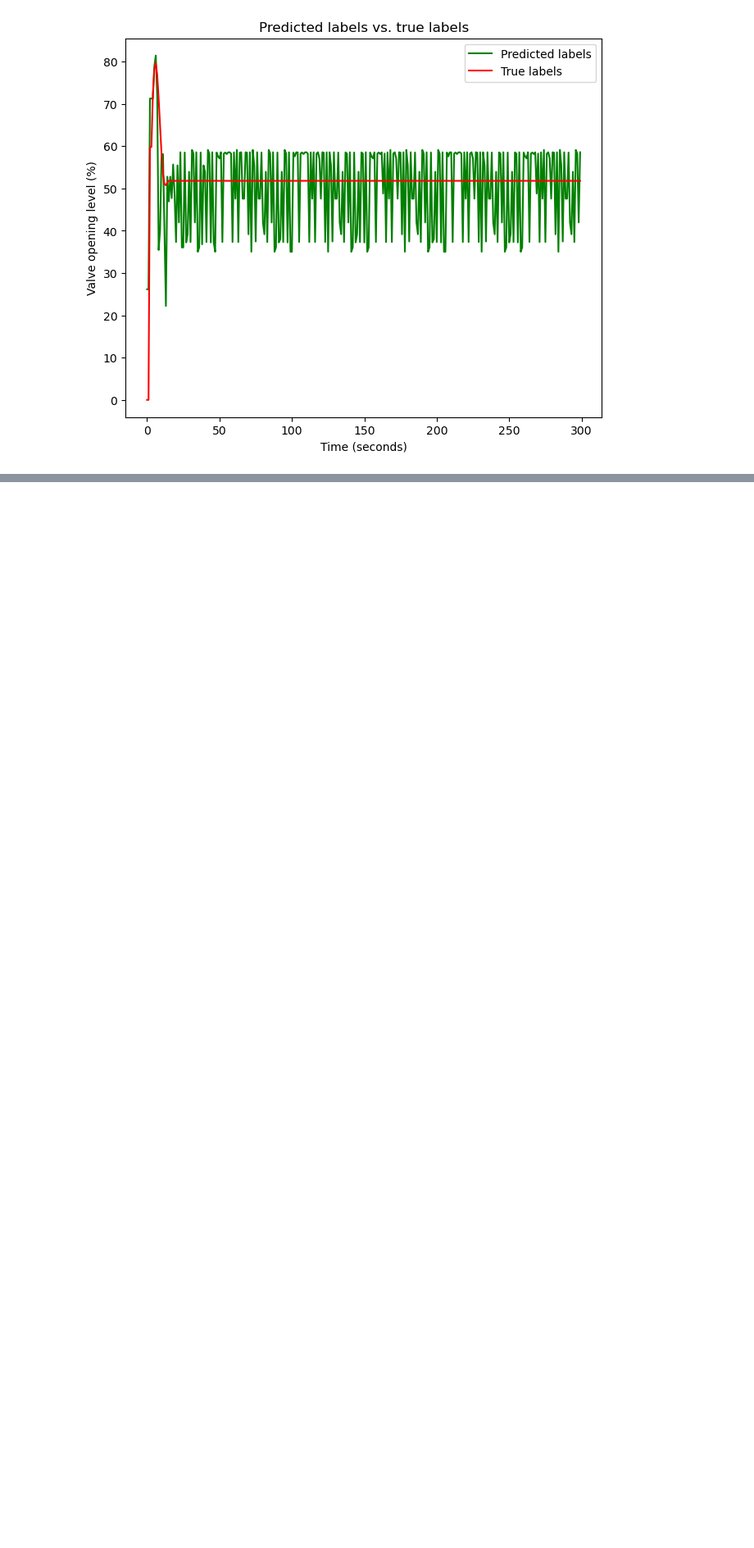
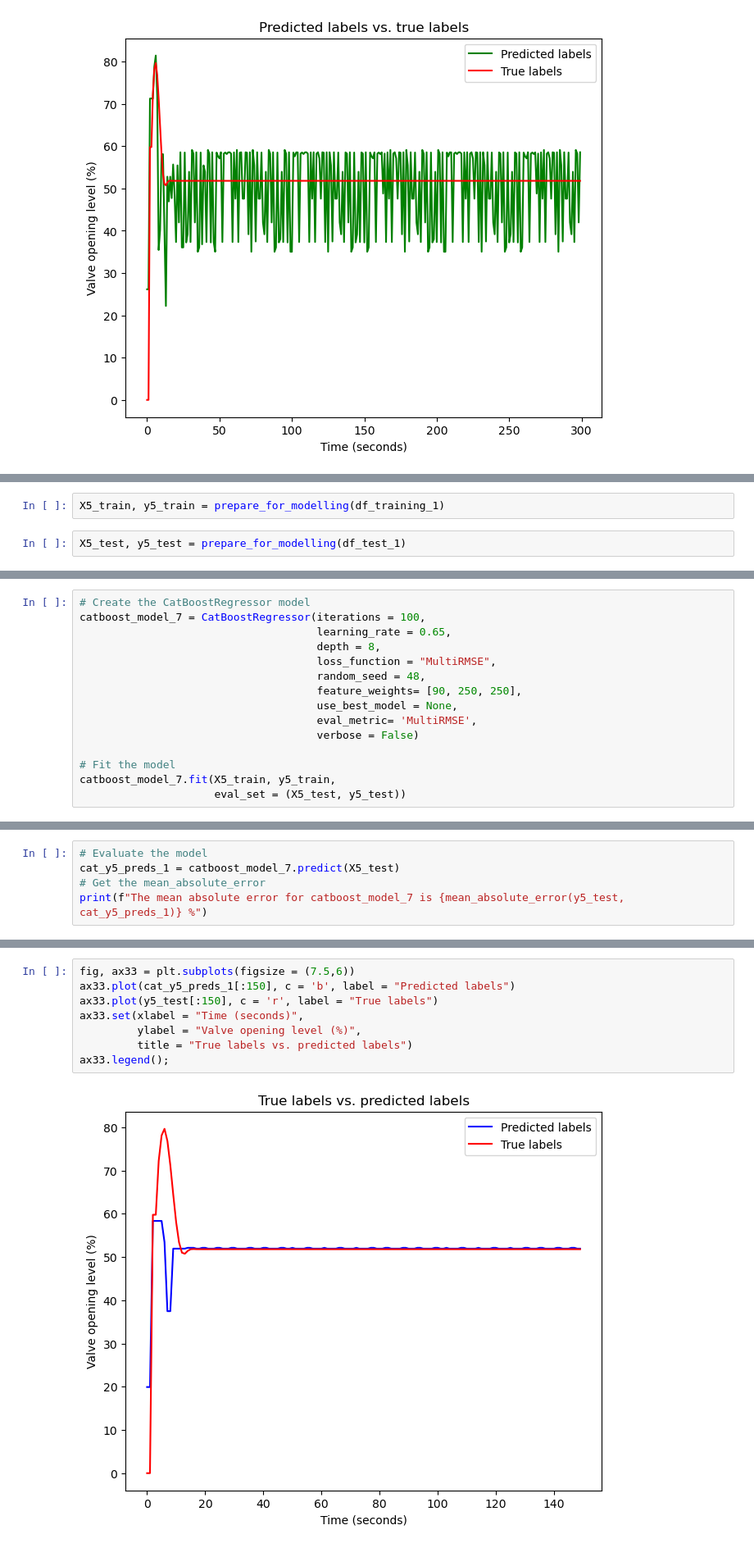
Before and after one commit to anshumanm329/ValvePredictionProject2, a Jupyter notebook: End-to-End-Valve-Level_Prediction-Project2-Copy1.ipynb, the cells around one changed output, grey strips where cells are left out. Shown at 82% size. Drawn from its saved outputs; the diff is of its cells as text; blank space fills up the shorter version.

```diff
--- a/End-to-End-Valve-Level_Prediction-Project2-Copy1.ipynb
+++ b/End-to-End-Valve-Level_Prediction-Project2-Copy1.ipynb
@@ -1394,0 +1555,4 @@ ax30.legend();
+# %%
+X5_train, y5_train = prepare_for_modelling(df_training_1)
+# %%
+X5_test, y5_test = prepare_for_modelling(df_test_1)
@@ -1394,0 +1562,15 @@ ax30.legend();
+# %%
+# Create the CatBoostRegressor model
+catboost_model_7 = CatBoostRegressor(iterations = 100,
+                                     learning_rate = 0.65,
+                                     depth = 8,
+                                     loss_function = "MultiRMSE",
+                                     random_seed = 48,
+                                     feature_weights= [90, 250, 250],
+                                     use_best_model = None,
+                                     eval_metric= 'MultiRMSE',
+                                     verbose = False)
+
+# Fit the model
+catboost_model_7.fit(X5_train, y5_train,
+                     eval_set = (X5_test, y5_test))
@@ -1394,0 +1583,5 @@ ax30.legend();
+# %%
+# Evaluate the model
+cat_y5_preds_1 = catboost_model_7.predict(X5_test)
+# Get the mean_absolute_error
+print(f"The mean absolute error for catboost_model_7 is {mean_absolute_error(y5_test, cat_y5_preds_1)} %")
@@ -1394,0 +1590,10 @@ ax30.legend();
+# %%
+fig, ax33 = plt.subplots(figsize = (7.5,6))
+ax33.plot(cat_y5_preds_1[:150], c = 'b', label = "Predicted labels")
+ax33.plot(y5_test[:150], c = 'r', label = "True labels")
+ax33.set(xlabel = "Time (seconds)",
+         ylabel = "Valve opening level (%)",
+         title = "True labels vs. predicted labels")
+ax33.legend();
+# %% [output]
+[figure, added]
```
Also changed, not shown: parts of 67 cells of this notebook, 11 other files.
